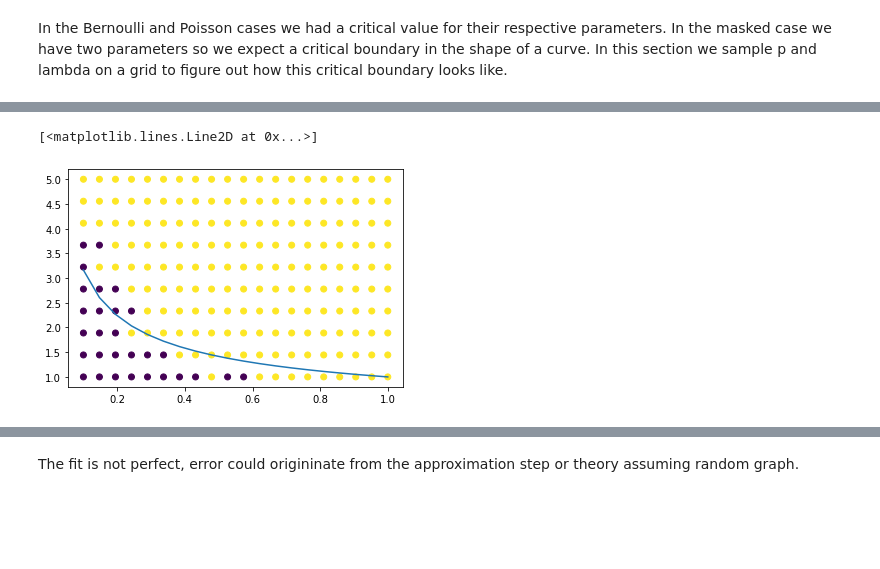
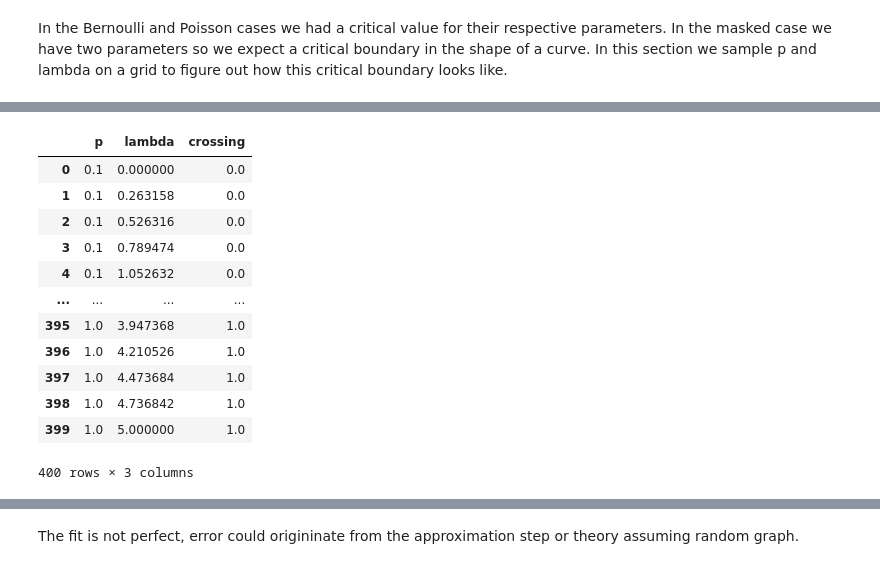
Before and after one commit to advancedchimp/bushfire_percolation, a Jupyter notebook: Percolation.ipynb, the cells around one changed output, grey strips where cells are left out. Saved outputs shown, nothing was run; the diff lists cells and outputs as text; code cells hidden in the pictures; blank space fills up the shorter version.

```diff
--- a/Percolation.ipynb
+++ b/Percolation.ipynb
@@ -420,15 +440,16 @@ df2 = df.groupby(['p', 'lambda']).mean().reset_index()
-# %%
-# plot results
-
-plt.subplots()
-plt.scatter('p', 'lambda', c='crossing', data=df2)
-# plt.colorbar()
-
-# plot 1/sqrt(x), boundary predicted by theory
-X = np.linspace(0.1, 1, 20)
-Y = [1/np.sqrt(x) for x in X]
-
-plt.plot(X, Y)
-# %% [output]
-[<matplotlib.lines.Line2D at 0x...>]
-[figure, removed]
+# %%
+df2
+# %% [output]
+|  | p | lambda | crossing |
+| 0 | 0.1 | 0.000000 | 0.0 |
+| 1 | 0.1 | 0.263158 | 0.0 |
+| 2 | 0.1 | 0.526316 | 0.0 |
+| 3 | 0.1 | 0.789474 | 0.0 |
+| 4 | 0.1 | 1.052632 | 0.0 |
+| ... | ... | ... | ... |
+| 395 | 1.0 | 3.947368 | 1.0 |
+| 396 | 1.0 | 4.210526 | 1.0 |
+| 397 | 1.0 | 4.473684 | 1.0 |
+| 398 | 1.0 | 4.736842 | 1.0 |
+| 399 | 1.0 | 5.000000 | 1.0 |
+400 rows × 3 columns
```
Also changed, not shown: parts of 16 cells of this notebook.
